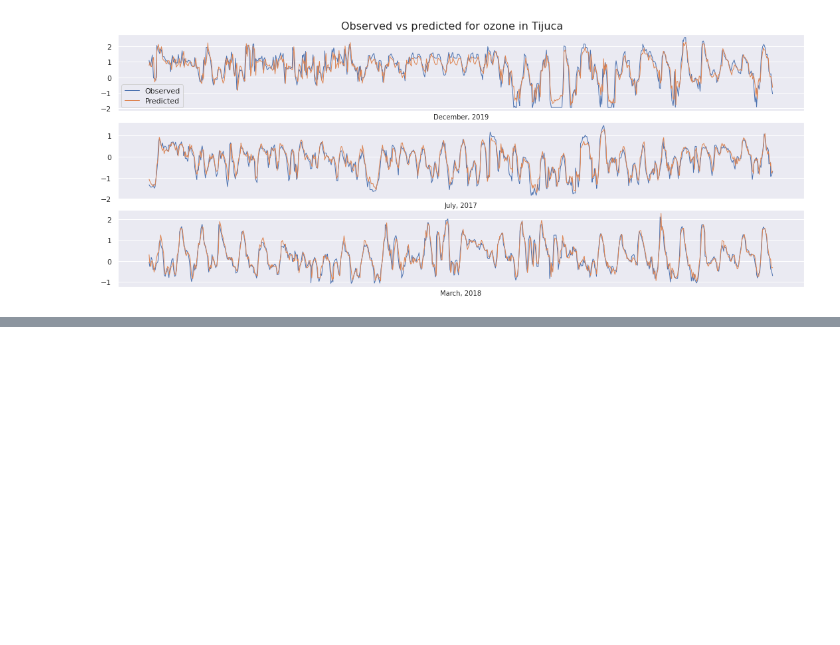
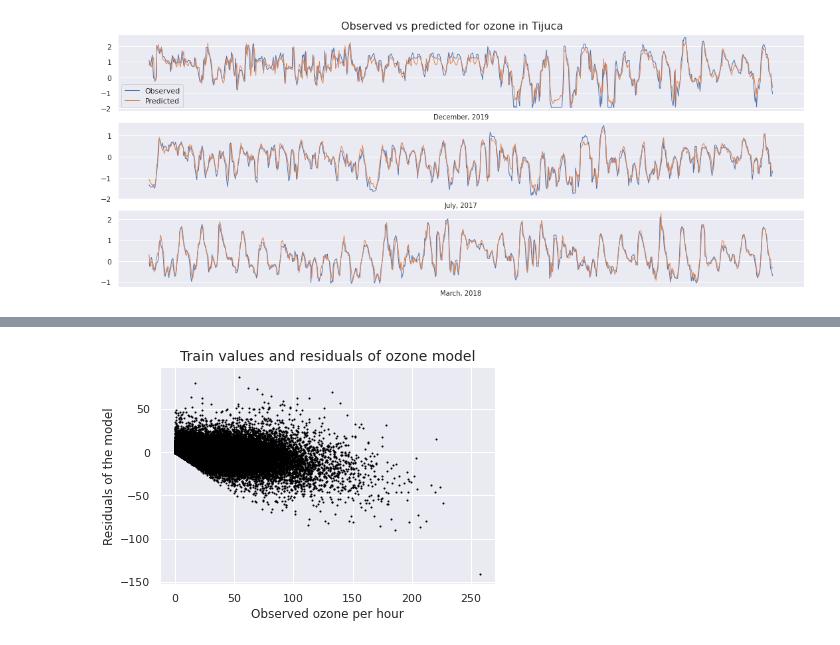
Before and after one commit to lucasmoschen/machine-learning-project, a Jupyter notebook: notebooks/model_ozone.ipynb, the cells around one changed output, grey strips where cells are left out. Saved outputs shown, nothing was run; the diff lists cells and outputs as text; code cells hidden in the pictures; blank space fills up the shorter version.

```diff
--- a/notebooks/model_ozone.ipynb
+++ b/notebooks/model_ozone.ipynb
@@ -564,0 +624,13 @@ RMSE test set: 0.3012412604010689
+# %%
+train_trans = pt_gases['O3'].inverse_transform(y_train_o3.values.reshape(-1,1))
+pred_trans = pt_gases['O3'].inverse_transform(y_train_pred.reshape(-1,1))
+residuals = pred_trans - train_trans
+
+plt.scatter(train_trans, residuals, s=1, color = 'black')
+plt.xlabel("Observed ozone per hour")
+plt.ylabel("Residuals of the model")
+plt.title("Train values and residuals of ozone model", fontsize = 14)
+#plt.savefig(IMAGES_FOLDER+"observed-vs-residuals-linear-regression.eps", bbox_inches = 'tight')
+plt.show()
+# %% [output]
+[figure, added]
```
Also changed, not shown: parts of 47 cells of this notebook, 5 other files.
